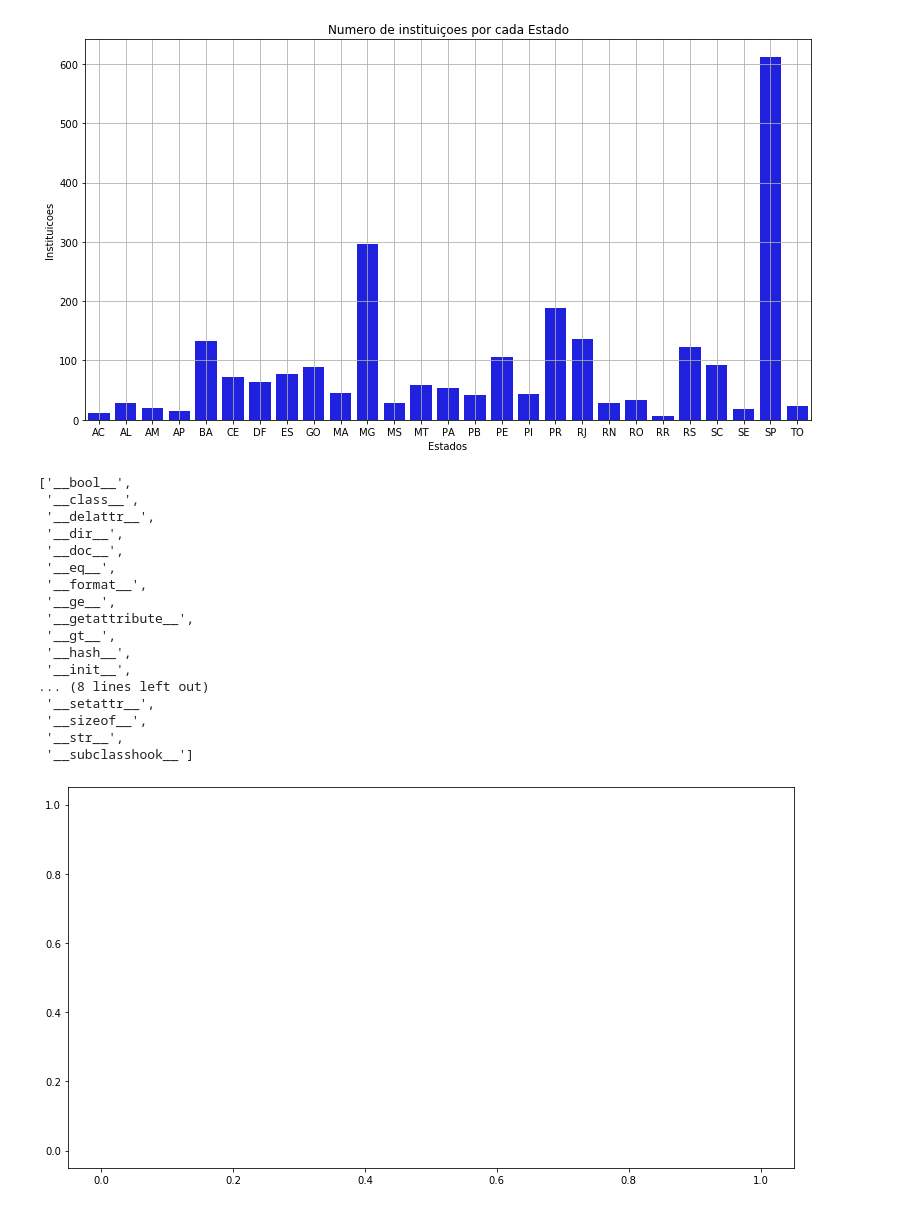
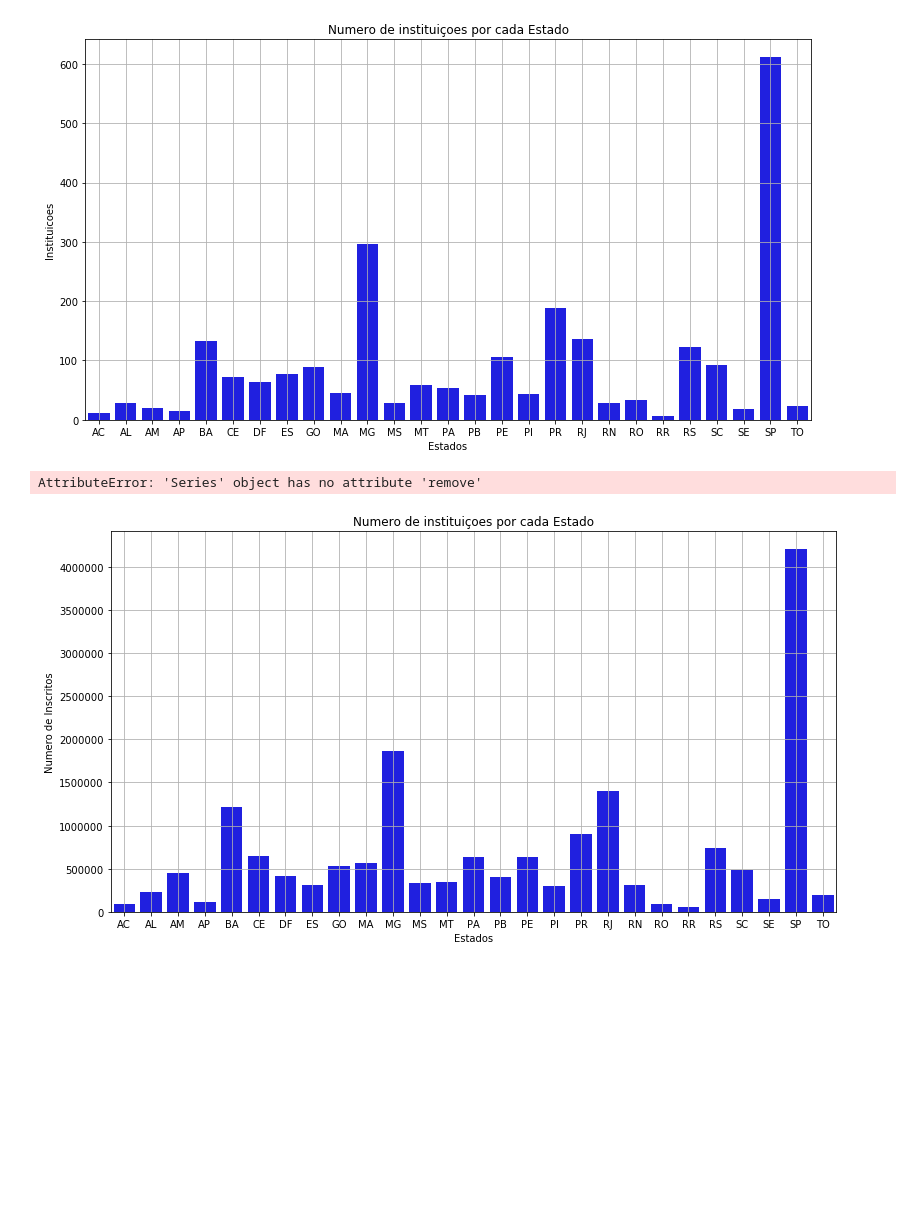
Before and after one commit to JViniciusF/ENEM-Matriculados-Por-Estados, a Jupyter notebook: Analise da matricula dos alunos.ipynb, the cells around one changed output. Cells and saved outputs as stored; diff of their text form; code cells hidden in the pictures; blank space fills up the shorter version.

```diff
--- a/Analise da matricula dos alunos.ipynb
+++ b/Analise da matricula dos alunos.ipynb
@@ -5,12 +5,14 @@ import seaborn as sns
 import matplotlib.pyplot as plt
 low_memory = False
 # %%
-uri_Insc = "https://raw.githubusercontent.com/JViniciusF/Matriculados-X-Estados/master/Principais%20Informa%C3%A7%C3%B5esUni%202017.csv"
+uri_Insc2017 = "https://raw.githubusercontent.com/JViniciusF/Matriculados-X-Estados/master/Principais%20Informa%C3%A7%C3%B5es%20Inscritos%202017.csv"
+uri_Insc2016 = "https://raw.githubusercontent.com/JViniciusF/Matriculados-X-Estados/master/Principais%20Informa%C3%A7%C3%B5es%20Inscitos%202016.csv"
 uriUni = "https://raw.githubusercontent.com/JViniciusF/Matriculados-X-Estados/master/Principais%20Informa%C3%A7%C3%B5esUni%202017.csv"
+uri_Ingreso2017= "https://raw.githubusercontent.com/JViniciusF/Matriculados-X-Estados/master/Principais%20Informa%C3%A7%C3%B5es%20Ingressos%202017.csv"
 df = pd.read_csv(uriUni,sep = ";")
 df.head()
 df.columns = ["AnoCenso","Instituicoes","NomeRegiao","Estados","SiglaR"]
 
-x = df["Estados"].sort_values()
-y1 = df[""]
+x1 = df["Estados"].sort_values()
+y1 = df["Instituicoes"]
 # %%
@@ -20,24 +22,24 @@ plt.rcParams['figure.figsize'] = (13,7)
 plt.grid()
 # %% [output]
 [figure]
-# %%
-dir(plt.autoscale())
-# %% [output]
-['__bool__',
- '__class__',
- '__delattr__',
- '__dir__',
- '__doc__',
- '__eq__',
- '__format__',
- '__ge__',
- '__getattribute__',
- '__gt__',
- '__hash__',
- '__init__',
-... (8 lines left out)
- '__setattr__',
- '__sizeof__',
- '__str__',
- '__subclasshook__']
-[figure, removed]
+# %%
+
+df = pd.read_csv(uri_Insc2017,sep = ";")
+
+df.columns = ["Ano","Numero de Inscritos","Regiao","Estados","SiglaRe"]
+x2 = df["Estados"].sort_values()
+y2 = df["Numero de Inscritos"]
+
+df = pd.read_csv(uri_Insc2016,sep = ";")
+x3 = df["Sigla UF"]
+y3 = df["Número de Inscritos"]
+# %% [output]
+AttributeError: 'Series' object has no attribute 'remove'
+# %%
+
+sns.barplot(x = x2 , y = y2, color = "b")
+plt.title("Numero de instituiçoes por cada Estado");
+plt.rcParams['figure.figsize'] = (13,7)
+plt.grid()
+# %% [output]
+[figure, added]
```
Also changed, not shown: parts of 2 cells of this notebook, 1 other file.
